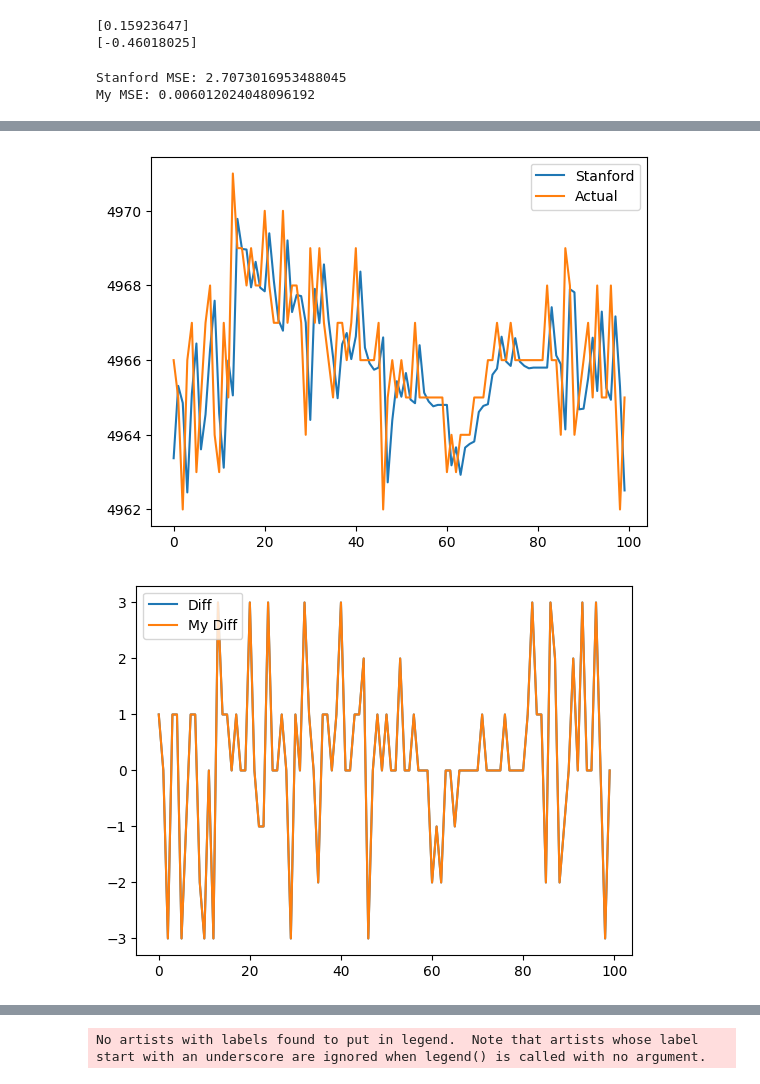
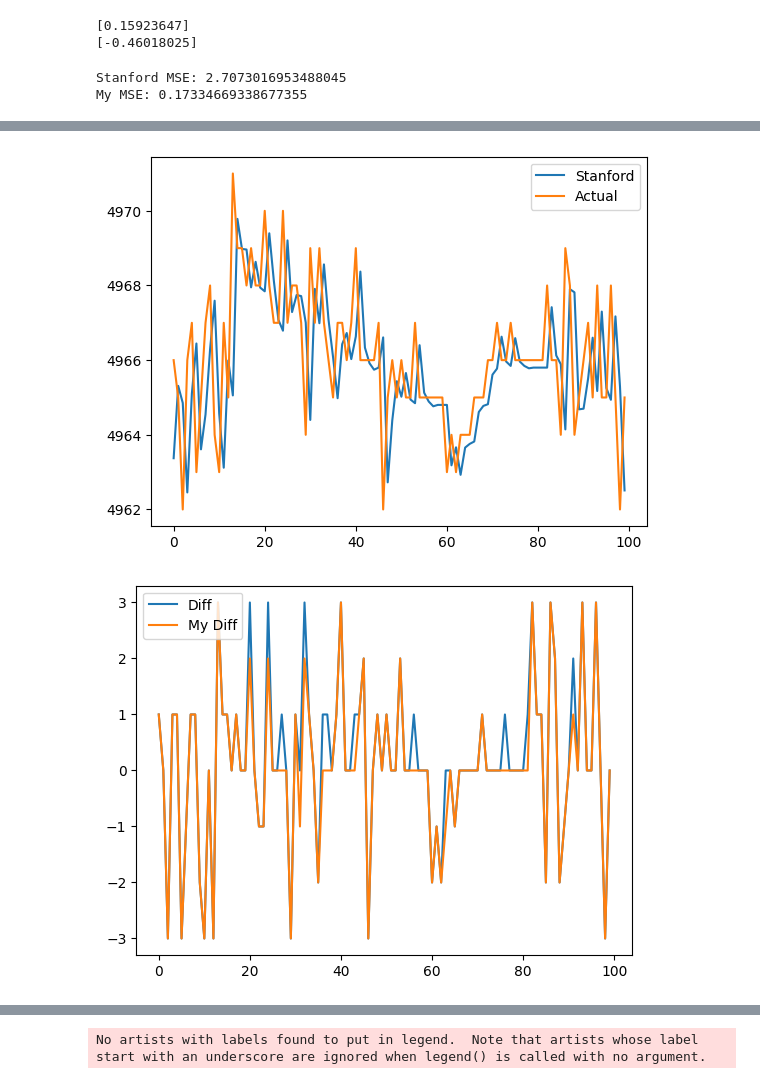
Before and after one commit to levladiator/Prosperity, a Jupyter notebook: src/forecaster-STARFRUIT.ipynb, the cells around one changed output, grey strips where cells are left out. Cells and saved outputs as stored; diff of their text form; code cells hidden in the pictures.

```diff
--- a/src/forecaster-STARFRUIT.ipynb
+++ b/src/forecaster-STARFRUIT.ipynb
@@ -126,7 +126,7 @@ my_intercept   = 2.112107983502075
 forecast_starfruit = Forecast(
         ar_coeffs=[0.30360476, 0.35316679, -0.67114275, 0.20554640],
         ma_coeffs=[-0.60509782, -0.31278503, 0.80433990, -0.42750443],
-        drift=0,
+        drift=0.1485,
         forecast_return=True
     )
 
@@ -177,4 +177,4 @@ plt.legend()
 plt.show()
 # %% [output]
 Stanford MSE: 2.7073016953488045
-My MSE: 0.006012024048096192
+My MSE: 0.17334669338677355
@@ -182,5 +182,5 @@ My MSE: 0.006012024048096192
 [figure]
-[figure, old version]
+[figure, new version]
 # %%
 diff = actual - my_predictions
 plt.hist(diff, bins=20)
```
Also changed, not shown: parts of 4 cells of this notebook, 1 other file.
